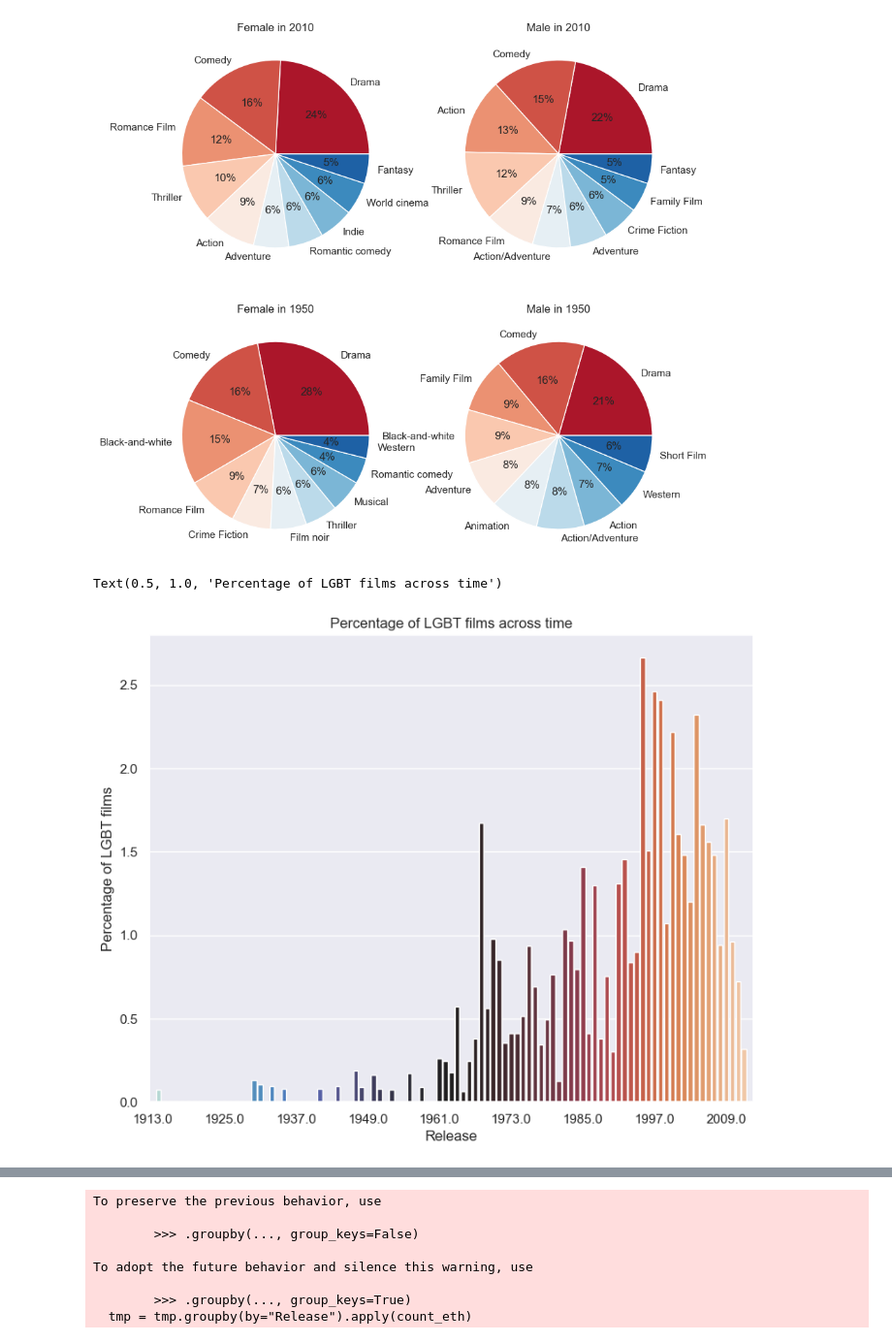
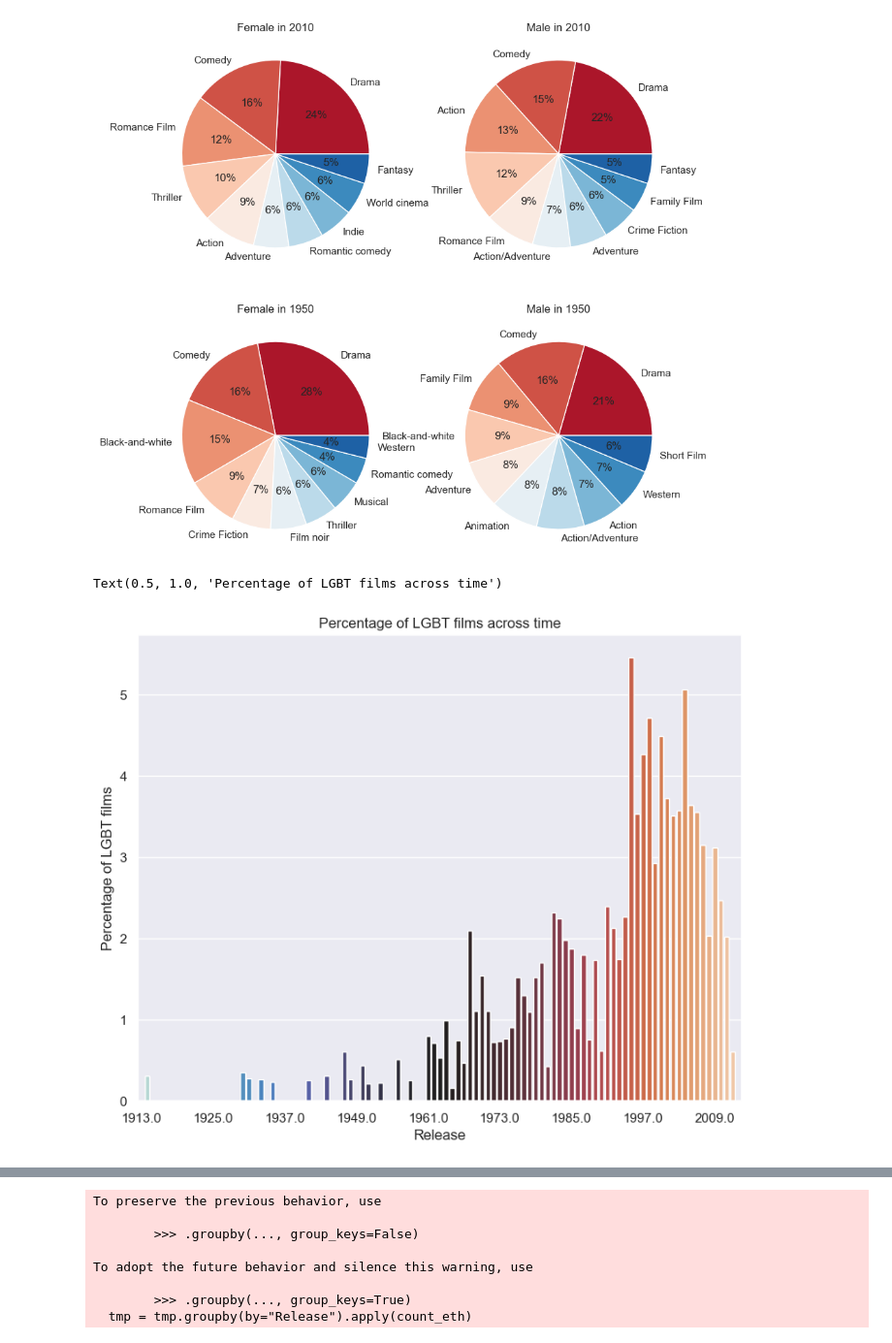
Before and after one commit to epfl-ada/ada-2022-project-rlab, a Jupyter notebook: Initial_Analysis_and_Ethnicity_Representation.ipynb, the cells around one changed output, grey strips where cells are left out. Shown at 97% size. Cells and saved outputs as stored; diff of their text form; code cells hidden in the pictures.

```diff
--- a/Initial_Analysis_and_Ethnicity_Representation.ipynb
+++ b/Initial_Analysis_and_Ethnicity_Representation.ipynb
@@ -341,13 +287,14 @@ Text(0.5, 1.0, 'Ethnic representation in India movies across time')
 # %% [markdown]
 We had to filter all the people whoose age was >0 as the dataset contains aberrant values (negative). Furthermore, we filtered plotted only the data points for which date>1940 as the previous movies also showed an unexpected behaviour
 # %%
-# Plot of age at movie release vs date of film for different countries/sex
-sns.set_palette(sns.color_palette("RdBu",5))
-tmp = charac_group.reset_index().drop(columns="level_1")
+# Plot of age at movie release vs date of film for different countries
+sns.set_palette(sns.color_palette("icefire",5))
+tmp = charac_group
 
+# The data contains aberrant values for the age such as negative or null ones
 tmp = tmp[tmp["Age at movie release"]>0][tmp["Release"]>1940]
 
-sns.lineplot(data=tmp, x = "Release", y="Age at movie release", hue="Countries", size="Gender")
+sns.lineplot(data=tmp, x = "Release", y="Age at movie release", hue="Countries")
 plt.xticks(rotation=90)
 plt.locator_params(axis='x', nbins=20)
 plt.title("Actors' age in function of their nationality and sex across time")
@@ -357,14 +309,15 @@ Text(0.5, 1.0, "Actors' age in function of their nationality and sex across time
 # %% [markdown]
 ## New plots
 # %%
-sns.set_palette(sns.color_palette("RdBu",2))
+s = sns.color_palette("RdBu",2)
+sns.set_palette(s)
 R = np.arange(1940,2013,72)
 
-tmp = charac_group.reset_index().drop(columns="level_1")
+tmp = charac_group
 
-
-tmp = tmp[tmp["Release"]>1940].groupby(by=["Countries", "Release"]).apply(lambda x: pd.DataFrame({"Female": [(x["Gender"]=="F").sum()/x["Gender"].count()*100],
-"Male": [(x["Gender"]=="M").sum()/x["Gender"].count()*100]})).reset_index().drop(columns="level_2")
+# Count the percentage of female vs male in the subgroups having the same Countries and Release values
+tmp = tmp[tmp["Release"]>1940].groupby(by=["Countries", "Release"]).apply(lambda x: pd.DataFrame({"Female": [(x["Sex"]=="F").sum()/x["Sex"].count()*100],
+"Male": [(x["Sex"]=="M").sum()/x["Sex"].count()*100]})).reset_index().drop(columns="level_2")
 tmp.head()
 
 sns.lineplot(data=tmp, x="Release", y="Female", label="Female")
@@ -373,19 +326,25 @@ sns.lineplot(data=tmp, x="Release", y="Male", label="Male")
 tmp = tmp[tmp["Release"]>1960]
 plt.ylabel("Percentage character Sex")
 plt.title("Percentage of characters' sex across time")
+
+# Fit linear regression on curves
 mod = smf.ols(formula='Male ~ Release', data=tmp)
-# Fits the model (find the optimal coefficients, adding a random seed ensures consistency)
 np.random.seed(2)
 resM = mod.fit()
 betaM = resM.params
 mod = smf.ols(formula='Female ~ Release', data=tmp)
-# Fits the model (find the optimal coefficients, adding a random seed ensures consistency)
 np.random.seed(2)
 resF = mod.fit()
 betaF = resF.params
+plt.text(1940, 60, f'$\%male =  {np.round(betaM[0],3)}+Release * {np.round(betaM[1], 3)}$', fontsize = 8,
+         bbox = dict(facecolor = s.as_hex()[1], alpha = 0.5))
+plt.text(1940, 20, f'$\%female = {np.round(betaF[0],3)}+Release * {np.round(betaF[1],3)}$', fontsize = 8,
+         bbox = dict(facecolor = s.as_hex()[0], alpha = 0.5))
 plt.plot(R, R*betaF[1]+betaF[0])
+
 
 plt.plot(R, R*betaM[1]+betaM[0])
 
+plt.show()
 print(tmp[tmp["Release"]==2013])
 # %% [output]
@@ -632,16 +566,19 @@ porno = ['gay pornography',
  'pornography',
  'softcore porn']
 # %%
-tmp = processed.explode("Genres").dropna(subset=["Genres"])
 
-tmp["Genres"] = tmp["Genres"].apply(lambda x: x.lower())
-tmp = tmp.groupby("Release").apply(lambda x: pd.DataFrame({"LGBT": [x["Genres"].isin(lgbt).sum()/x["Genres"].count()*100]})).reset_index().drop(columns="level_1")
+# Plot the evolution of the % of LGBT themed movies across
+tmp = processed
+
+tmp = tmp.groupby("Release").apply(lambda x: pd.DataFrame({"LGBT": [x["Genres"].apply(lambda y: any(e.lower() in lgbt for e in y)).sum()/x["Genres"].count()*100]})).reset_index().drop(columns="level_1")
+
+
 plt.figure(figsize=(9,7))
 
 sns.barplot(data=tmp, x= "Release", y="LGBT", palette="icefire")
 plt.ylabel("Percentage of LGBT films")
 plt.xticks(np.arange(0, 100 + 1, 12))
 plt.title("Percentage of LGBT films across time")
 # %% [output]
 Text(0.5, 1.0, 'Percentage of LGBT films across time')
-[figure, old version]
+[figure, new version]
```
Also changed, not shown: parts of 38 cells of this notebook, 1 other file.
